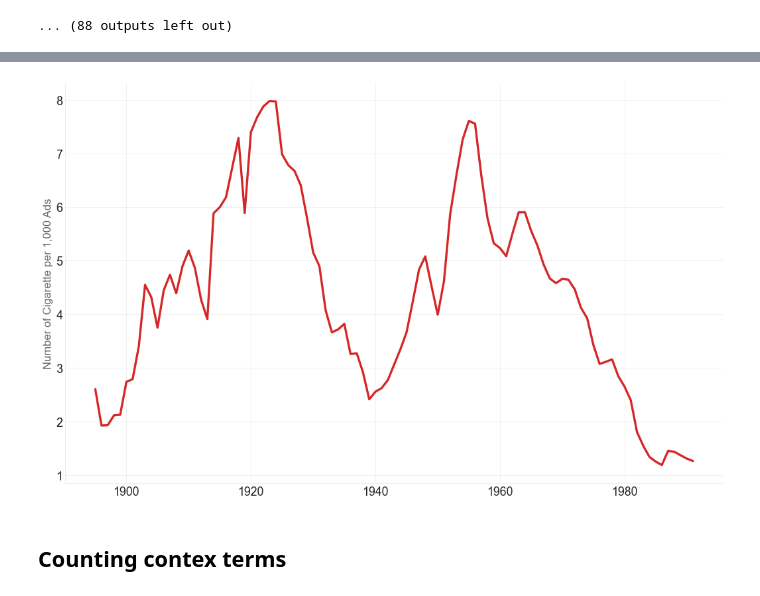
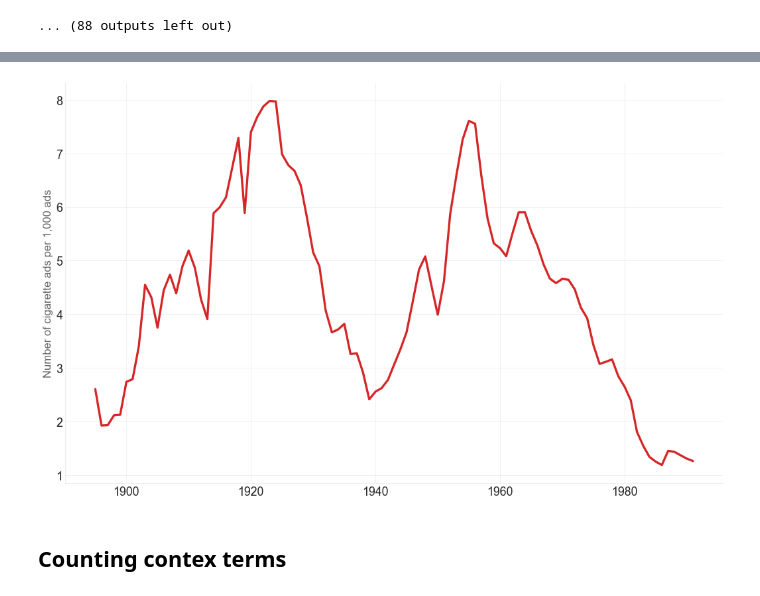
Before and after one commit to melvinwevers/eldorado, a Jupyter notebook: notebooks/mw-2.construction_cigarette_corpus.ipynb, the cells around one changed output, grey strips where cells are left out. Cells and saved outputs as stored; diff of their text form; code cells hidden in the pictures.

```diff
--- a/notebooks/mw-2.construction_cigarette_corpus.ipynb
+++ b/notebooks/mw-2.construction_cigarette_corpus.ipynb
@@ -194,28 +190,28 @@ rel_count = cigarette_corpus_count / meta_data_count
 # %%
 df = rel_count * 1000
 
 plt.figure(figsize=(16, 10), dpi=80)
 plt.plot(df.index, df.values, color='tab:red', lw=3)
 
 
 #plt.title('Distribution of Cigarette Ads in Ten National Newspapers between 1890 and 1990', fontsize=18, alpha=.8)
 plt.grid(axis='both', alpha=.3)
 
-plt.ylabel(r'Number of Cigarette per 1,000 Ads', fontsize=15, alpha=.7)
+plt.ylabel(r'Number of cigarette ads per 1,000 ads', fontsize=15, alpha=.7)
 #plt.xlabel(r'Year', fontsize=15, alpha=.7)
 
 # plt.xticks(fontsize=12, alpha=.7)
 # plt.yticks(fontsize=12, alpha=.7)
 
 plt.gca().spines["top"].set_alpha(0.0)
 plt.gca().spines["bottom"].set_alpha(0.3)
 plt.gca().spines["right"].set_alpha(0.0)
 plt.gca().spines["left"].set_alpha(0.3)
 
 plt.savefig(os.path.join(figures_path, 'cigarette_ads.jpg'))
 plt.show()
 # %% [output]
-[figure, old version]
+[figure, new version]
 # %% [markdown]
 ## Counting contex terms
 # %%
```
Also changed, not shown: parts of 1 cell of this notebook, 6 other files.
